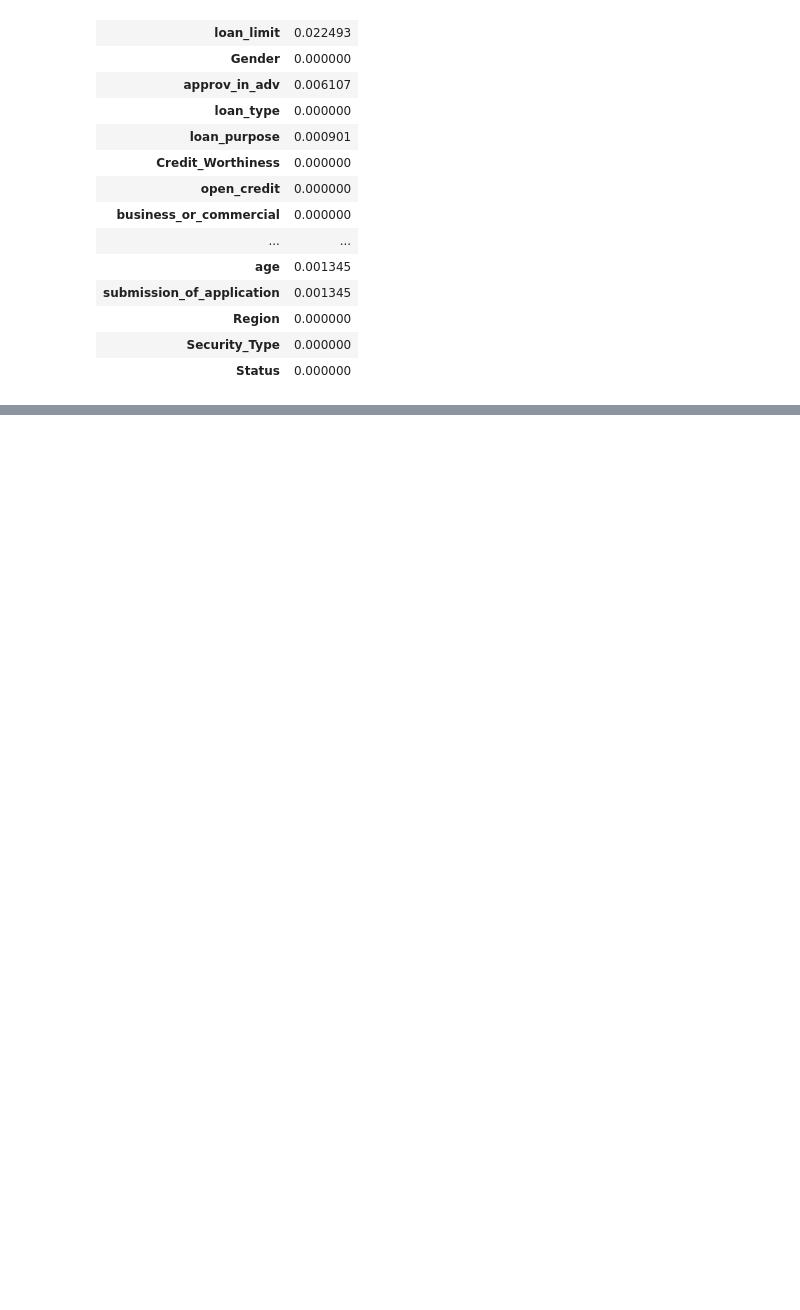
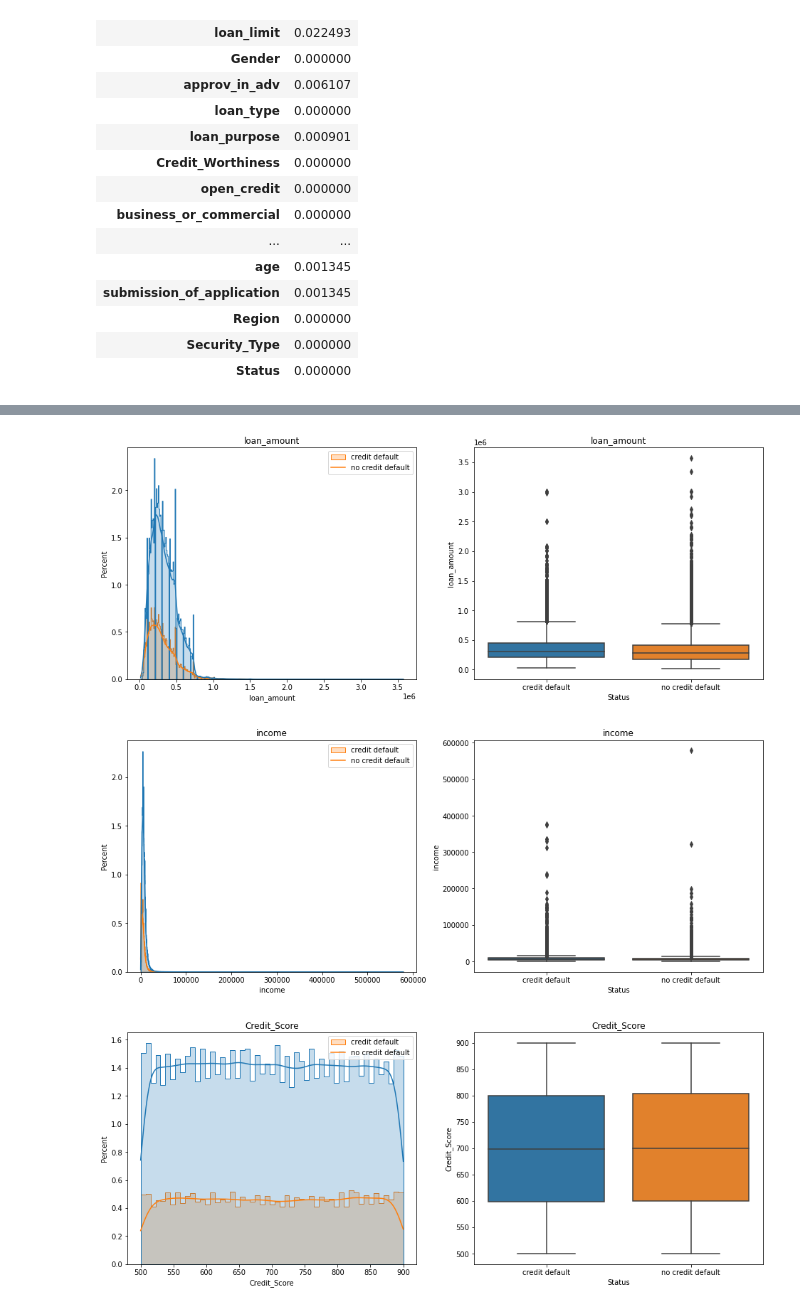
Before and after one commit to Sebastian1981/CustomerAnalytics_CreditDefaultPrediction, a Jupyter notebook: dataprep.ipynb, the cells around one changed output, grey strips where cells are left out. Cells and saved outputs as stored; diff of their text form; code cells hidden in the pictures; blank space fills up the shorter version.

```diff
--- a/dataprep.ipynb
+++ b/dataprep.ipynb
@@ -239,0 +330,30 @@ Calculating shap values...
+# %%
+# plot distributions of numeric features
+for col in num_features:
+  try:
+    fig, ax = plt.subplots(1,2, figsize=(16,6))
+
+    sns.histplot(data=df,
+                 x=col,
+                 hue='Status',
+                 stat='percent',
+                 kde=True,
+                 element='step',
+                 ax=ax[0])
+    ax[0].set_title(col)
+    ax[0].legend(['credit default', 'no credit default'])
+
+    sns.boxplot(data=df,
+                y=col,
+                x='Status',
+                ax=ax[1])
+    ax[1].set_title(col)
+    ax[1].set_xticklabels(['credit default', 'no credit default'])
+
+    plt.show()
+  except:
+    print('Singular matrix error due to constant feature value')
+# %% [output]
+[figure, added]
+[figure, added]
+[figure, added]
```
Also changed, not shown: parts of 42 cells of this notebook.
